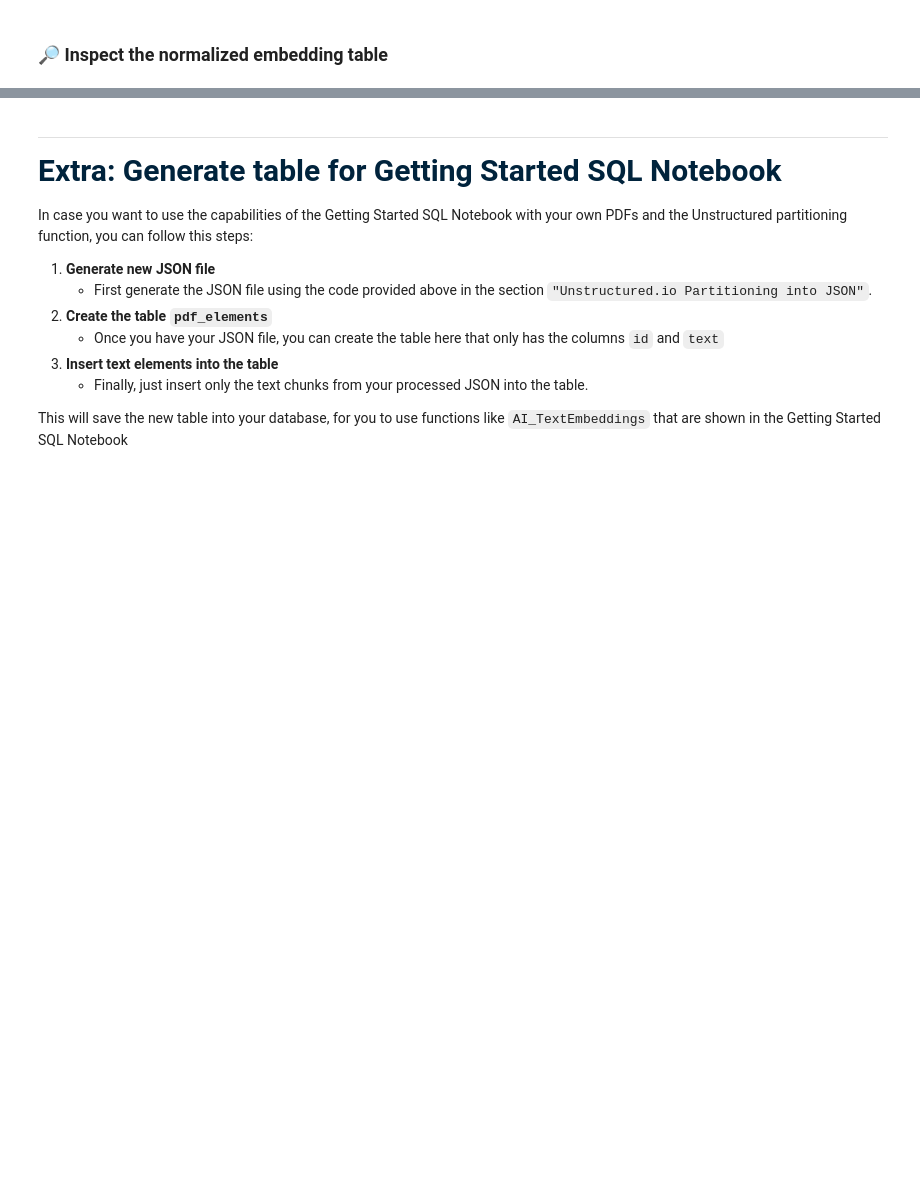
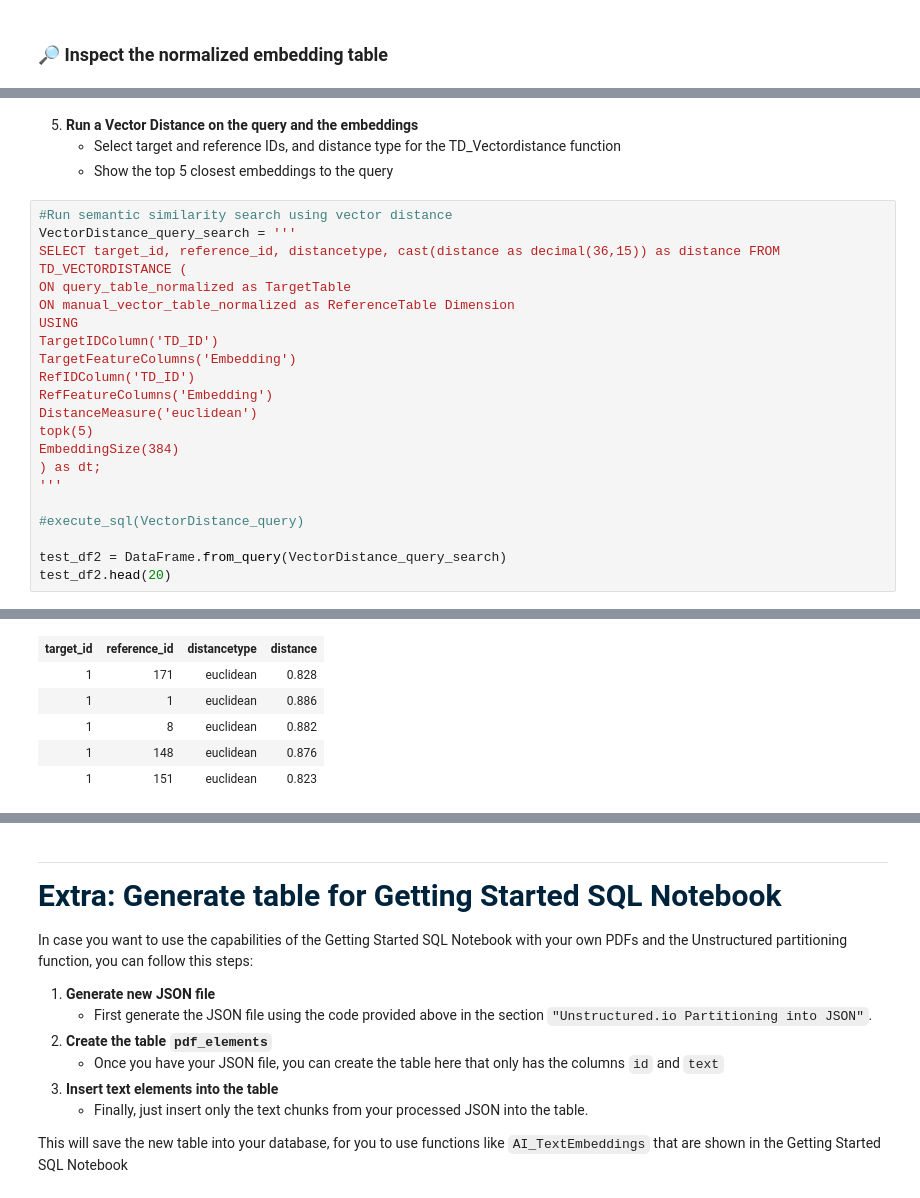
Before and after one commit to Teradata/vector-store-examples, a Jupyter notebook: Unstructured.io_Import_Embeddings/VectorStore+Unstructured-Commercial.ipynb, the cells around one changed output, grey strips where cells are left out. Cells and saved outputs as stored; diff of their text form; blank space fills up the shorter version.

```diff
--- a/Unstructured.io_Import_Embeddings/VectorStore+Unstructured-Commercial.ipynb
+++ b/Unstructured.io_Import_Embeddings/VectorStore+Unstructured-Commercial.ipynb
@@ -626,0 +714,26 @@ test_df.head(5)
+# %% [markdown]
+5. **Run a Vector Distance on the query and the embeddings**
+    - Select target and reference IDs, and distance type for the TD_Vectordistance function
+    - Show the top 5 closest embeddings to the query
+# %%
+#Run semantic similarity search using vector distance
+VectorDistance_query_search = '''
+SELECT target_id, reference_id, distancetype, cast(distance as decimal(36,15)) as distance FROM TD_VECTORDISTANCE (
+ON query_table_normalized as TargetTable
+ON manual_vector_table_normalized as ReferenceTable Dimension
+USING
+TargetIDColumn('TD_ID')
+TargetFeatureColumns('Embedding')
+RefIDColumn('TD_ID')
+RefFeatureColumns('Embedding')
+DistanceMeasure('euclidean')
+topk(5)
+EmbeddingSize(384)
+) as dt;
+'''
+
+#execute_sql(VectorDistance_query)
+
+test_df2 = DataFrame.from_query(VectorDistance_query_search)
+test_df2.head(20)
+# %% [output]
@@ -626,0 +741,6 @@ test_df.head(5)
+| target_id | reference_id | distancetype | distance |
+| 1 | 171 | euclidean | 0.828 |
+| 1 | 1 | euclidean | 0.886 |
+| 1 | 8 | euclidean | 0.882 |
+| 1 | 148 | euclidean | 0.876 |
+| 1 | 151 | euclidean | 0.823 |
```
Also changed, not shown: parts of 24 cells of this notebook.
